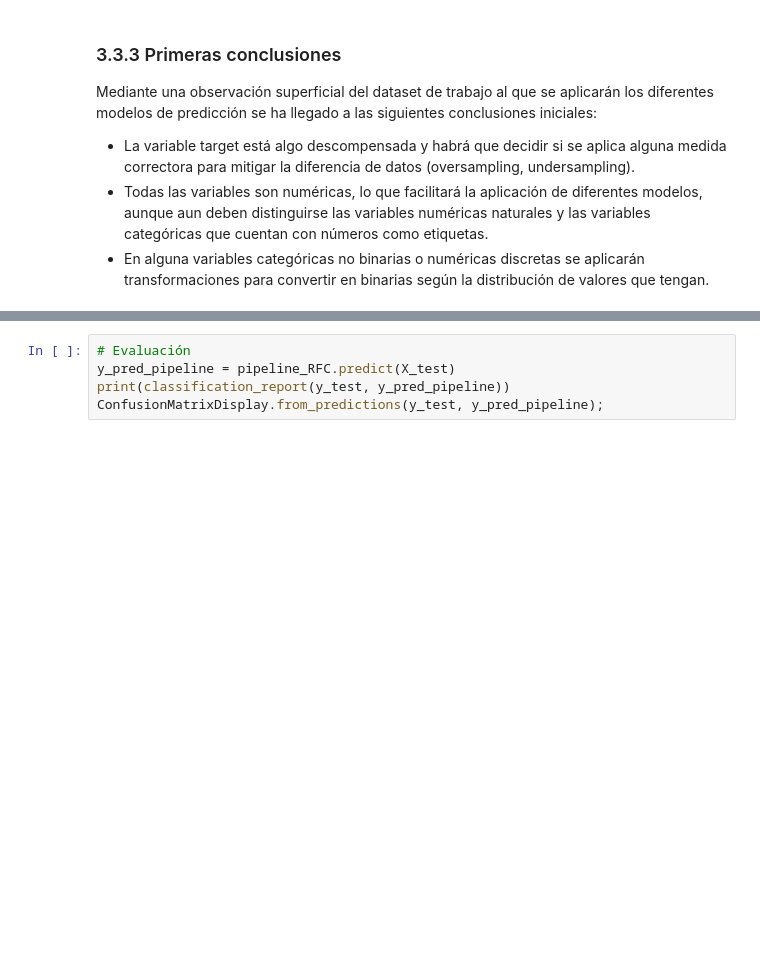
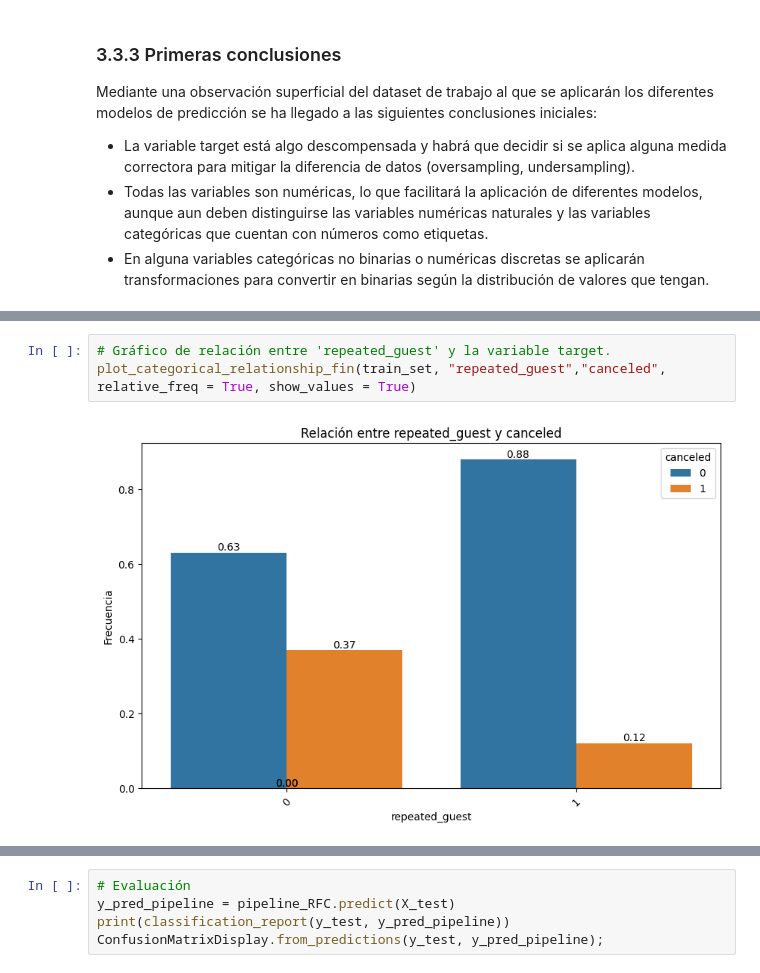
Before and after one commit to AntGV/ML_cancelacion_hotelera, a Jupyter notebook: main.ipynb, the cells around one changed output, grey strips where cells are left out. Saved outputs shown, nothing was run; the diff lists cells and outputs as text; blank space fills up the shorter version.

```diff
--- a/main.ipynb
+++ b/main.ipynb
@@ -195 +225,6 @@ NameError: name 'plot_grouped_histograms' is not defined
+# %%
+# Gráfico de relación entre 'repeated_guest' y la variable target.
+plot_categorical_relationship_fin(train_set, "repeated_guest","canceled", relative_freq = True, show_values = True)
+# %% [output]
+[figure, added]
 # %% [markdown]
```
Also changed, not shown: parts of 37 cells of this notebook, 3 other files.
